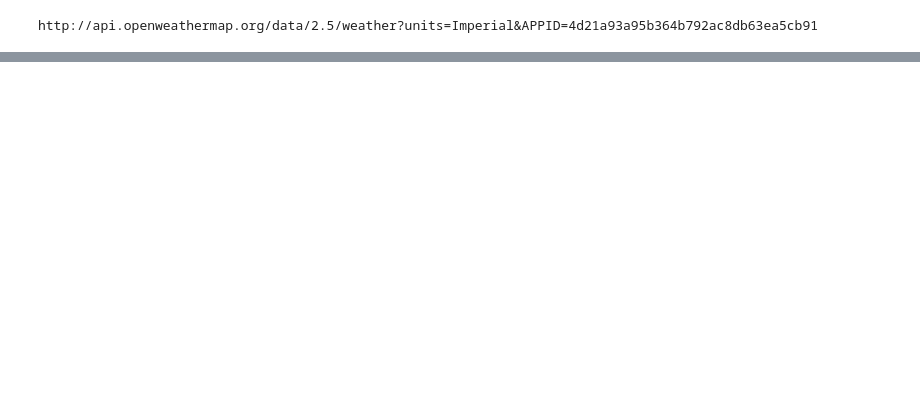
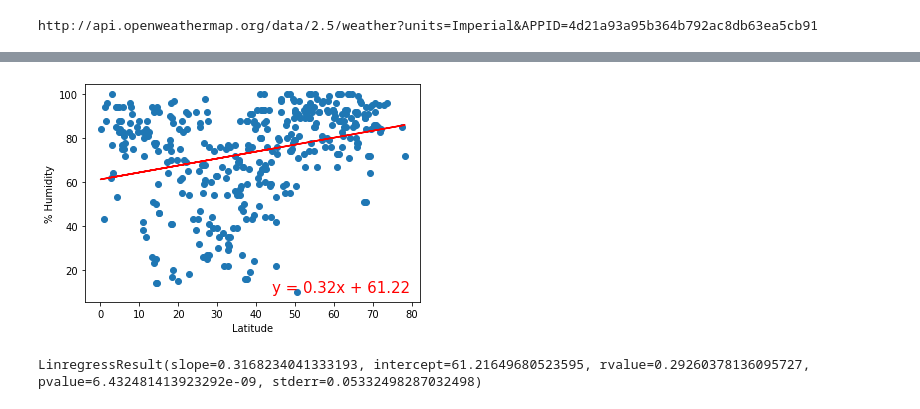
Before and after one commit to Jose-Monagas/World_Weather_Analysis, a Jupyter notebook: WeatherPy.ipynb, the cells around one changed output, grey strips where cells are left out. Drawn from its saved outputs; the diff is of its cells as text; code cells hidden in the pictures; blank space fills up the shorter version.

```diff
--- a/WeatherPy.ipynb
+++ b/WeatherPy.ipynb
@@ -262,0 +360,13 @@ plt.show()
+# %%
+# Linear regression on the Northern Hemisphere
+x_values = northern_hemi_df["Lat"]
+y_values = northern_hemi_df["Humidity"]
+# Call the function.
+plot_linear_regression(x_values, y_values,
+                       'Linear Regression on the Northern Hemisphere \n for % Humidity', '% Humidity',(44,10))
+# %% [output]
+[figure, added]
+# %%
+linregress(x_values, y_values)
+# %% [output]
+LinregressResult(slope=0.3168234041333193, intercept=61.21649680523595, rvalue=0.29260378136095727, pvalue=6.432481413923292e-09, stderr=0.05332498287032498)
```
Also changed, not shown: parts of 30 cells of this notebook.
